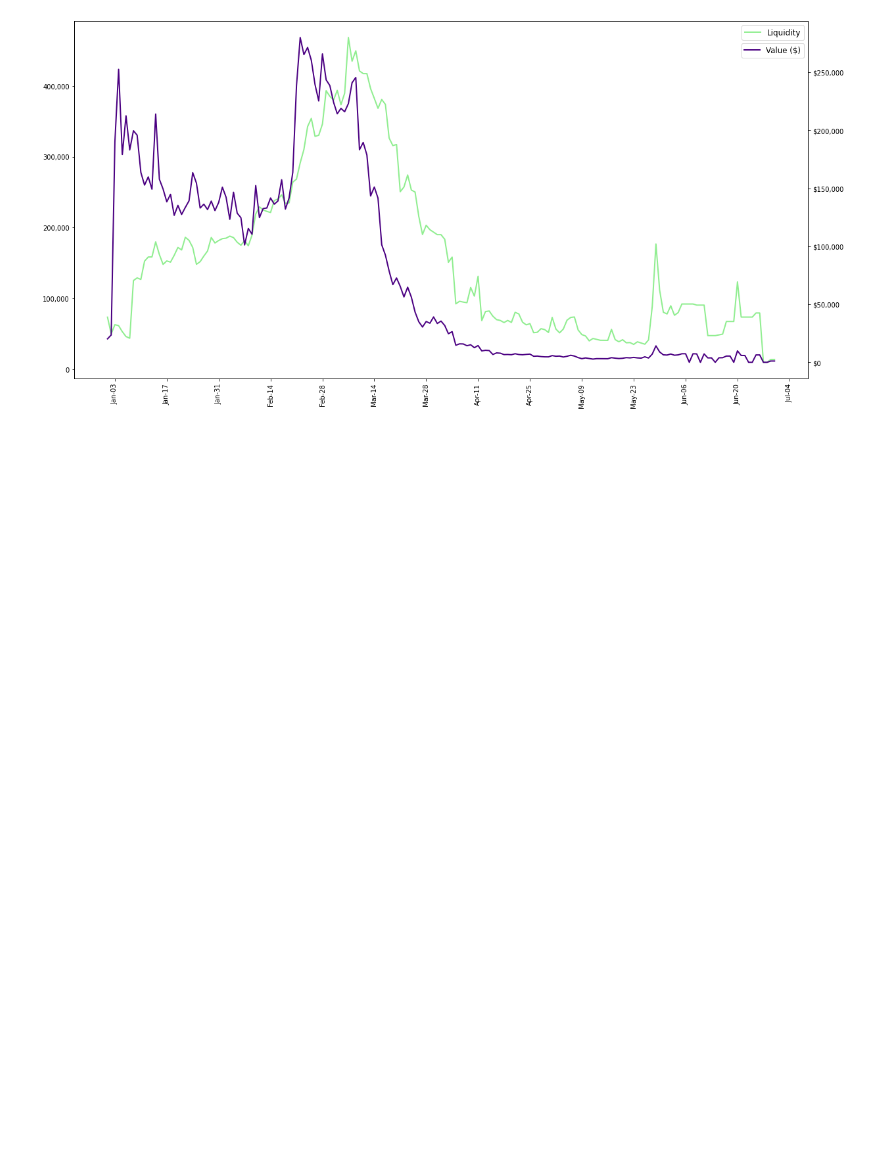
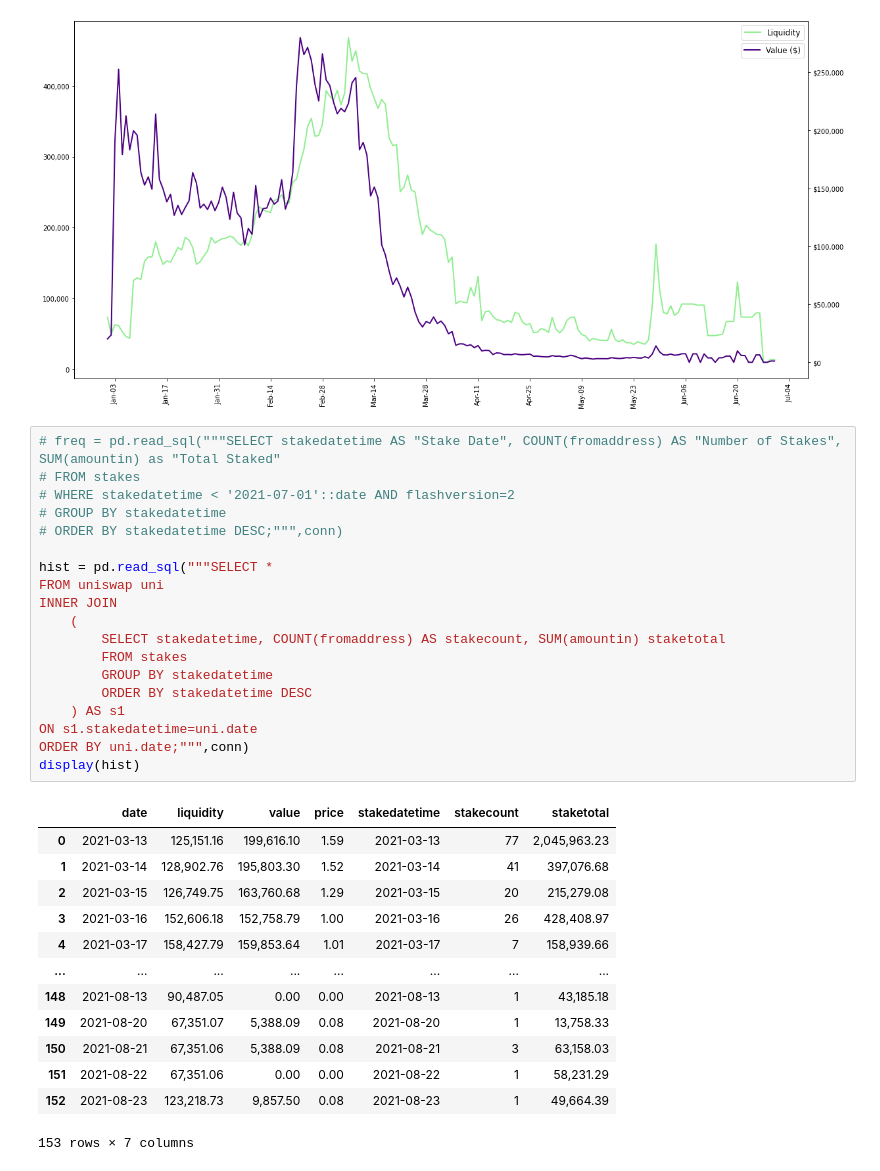
Before and after one commit to seanbhart/flashV2-analysis, a Jupyter notebook: FlashV2_AnalysisSQL.ipynb, the cells around one changed output. Saved outputs shown, nothing was run; the diff lists cells and outputs as text; blank space fills up the shorter version.

```diff
--- a/FlashV2_AnalysisSQL.ipynb
+++ b/FlashV2_AnalysisSQL.ipynb
@@ -421,3 +420,36 @@ ax2.legend(bbox_to_anchor = (1, .95), prop={'size':11.75})
 plt.show()
 # %% [output]
 [figure]
+# %%
+# freq = pd.read_sql("""SELECT stakedatetime AS "Stake Date", COUNT(fromaddress) AS "Number of Stakes", SUM(amountin) as "Total Staked"
+# FROM stakes
+# WHERE stakedatetime < '2021-07-01'::date AND flashversion=2
+# GROUP BY stakedatetime
+# ORDER BY stakedatetime DESC;""",conn)
+
+hist = pd.read_sql("""SELECT *
+FROM uniswap uni
+INNER JOIN
+    (
+        SELECT stakedatetime, COUNT(fromaddress) AS stakecount, SUM(amountin) staketotal
+        FROM stakes
+        GROUP BY stakedatetime
+        ORDER BY stakedatetime DESC
+    ) AS s1
+ON s1.stakedatetime=uni.date
+ORDER BY uni.date;""",conn)
+display(hist)
+# %% [output]
+|  | date | liquidity | value | price | stakedatetime | stakecount | staketotal |
+| 0 | 2021-03-13 | 125,151.16 | 199,616.10 | 1.59 | 2021-03-13 | 77 | 2,045,963.23 |
+| 1 | 2021-03-14 | 128,902.76 | 195,803.30 | 1.52 | 2021-03-14 | 41 | 397,076.68 |
+| 2 | 2021-03-15 | 126,749.75 | 163,760.68 | 1.29 | 2021-03-15 | 20 | 215,279.08 |
+| 3 | 2021-03-16 | 152,606.18 | 152,758.79 | 1.00 | 2021-03-16 | 26 | 428,408.97 |
+| 4 | 2021-03-17 | 158,427.79 | 159,853.64 | 1.01 | 2021-03-17 | 7 | 158,939.66 |
+| ... | ... | ... | ... | ... | ... | ... | ... |
+| 148 | 2021-08-13 | 90,487.05 | 0.00 | 0.00 | 2021-08-13 | 1 | 43,185.18 |
+| 149 | 2021-08-20 | 67,351.07 | 5,388.09 | 0.08 | 2021-08-20 | 1 | 13,758.33 |
+| 150 | 2021-08-21 | 67,351.06 | 5,388.09 | 0.08 | 2021-08-21 | 3 | 63,158.03 |
+| 151 | 2021-08-22 | 67,351.06 | 0.00 | 0.00 | 2021-08-22 | 1 | 58,231.29 |
+| 152 | 2021-08-23 | 123,218.73 | 9,857.50 | 0.08 | 2021-08-23 | 1 | 49,664.39 |
+153 rows × 7 columns
```
Also changed, not shown: parts of 2 cells of this notebook, 1 other file.
